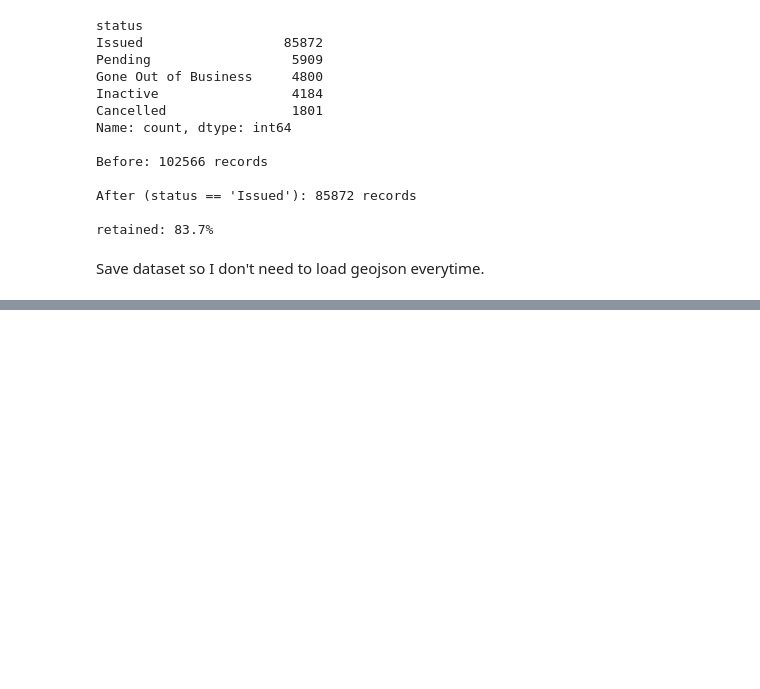
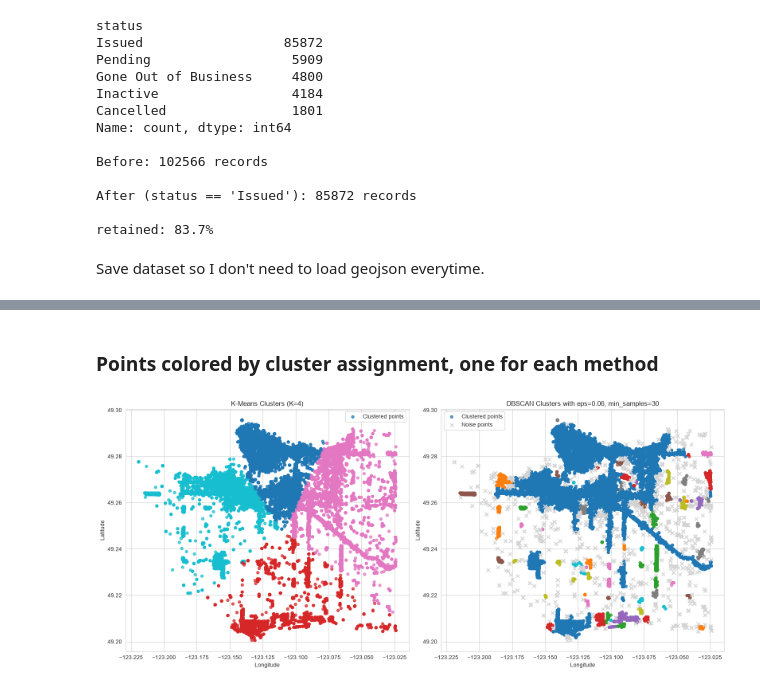
Before and after one commit to cda79/Vancouver-Business-Density-Analyzer, a Jupyter notebook: a3-notebook.ipynb, the cells around one changed output, grey strips where cells are left out. Cells and saved outputs as stored; diff of their text form; code cells hidden in the pictures; blank space fills up the shorter version.

```diff
--- a/a3-notebook.ipynb
+++ b/a3-notebook.ipynb
@@ -247,0 +385,53 @@ print("Saved clean dataset")
+# %% [markdown]
+### Points colored by cluster assignment, one for each method
+# %%
+fig, axes = plt.subplots(1, 2, figsize=(16, 7))
+
+# 1. K-Means Plot
+axes[0].scatter(
+    df_active["longitude"],
+    df_active["latitude"],
+    c=df_active["kmeans_geo_cluster"],
+    cmap="tab10",
+    s=25,
+    alpha=0.75,
+    label="Clustered points"
+)
+axes[0].set_xlabel("Longitude")
+axes[0].set_ylabel("Latitude")
+axes[0].set_title(f"K-Means Clusters (K={K})")
+axes[0].legend()
+
+# 2. DBSCAN Plot
+noise_mask = df_active['dbscan_geo_cluster'] == -1
+
+# clustered points
+axes[1].scatter(
+    df_active.loc[~noise_mask, "longitude"],
+    df_active.loc[~noise_mask, "latitude"],
+    c=df_active.loc[~noise_mask, "dbscan_geo_cluster"],
+    cmap="tab10",
+    s=25,
+    alpha=0.75,
+    label="Clustered points"
+)
+
+# noise
+axes[1].scatter(
+    df_active.loc[noise_mask, "longitude"],
+    df_active.loc[noise_mask, "latitude"],
+    c="lightgray",
+    marker="x",
+    s=40,
+    label="Noise points"
+)
+
+axes[1].set_xlabel("Longitude")
+axes[1].set_ylabel("Latitude")
+axes[1].set_title("DBSCAN Clusters with eps=0.06, min_samples=30")
+axes[1].legend()
+
+plt.tight_layout()
+plt.show()
+# %% [output]
+[figure, added]
```
Also changed, not shown: parts of 26 cells of this notebook.
